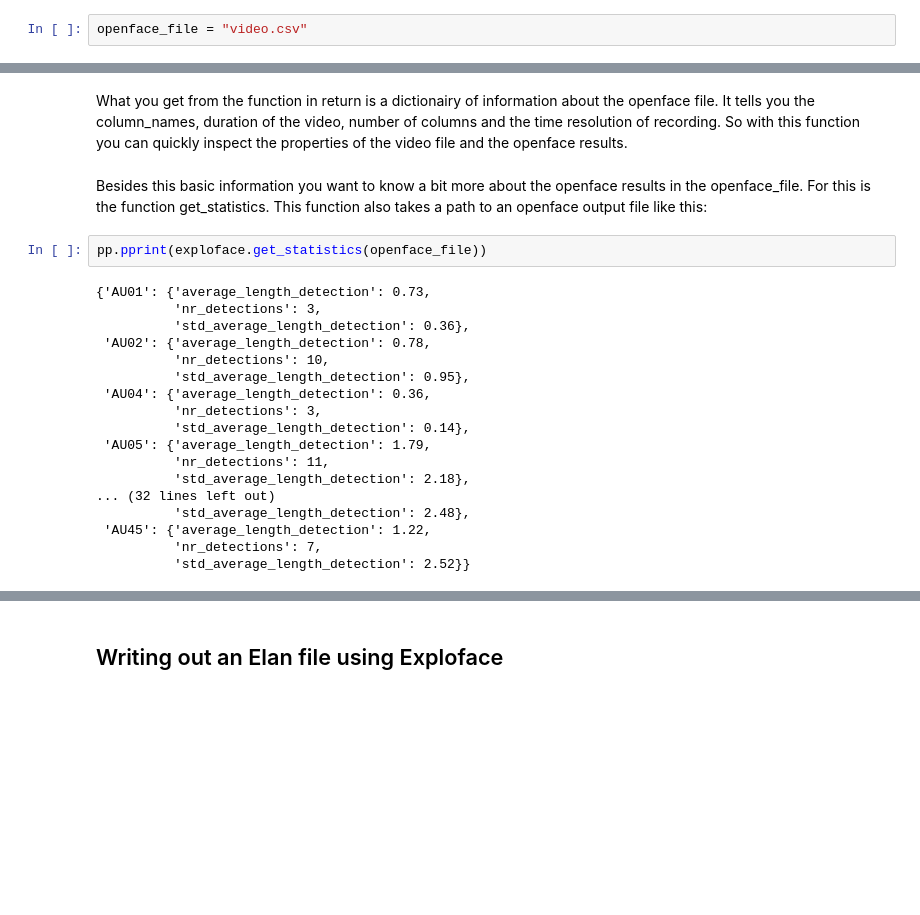
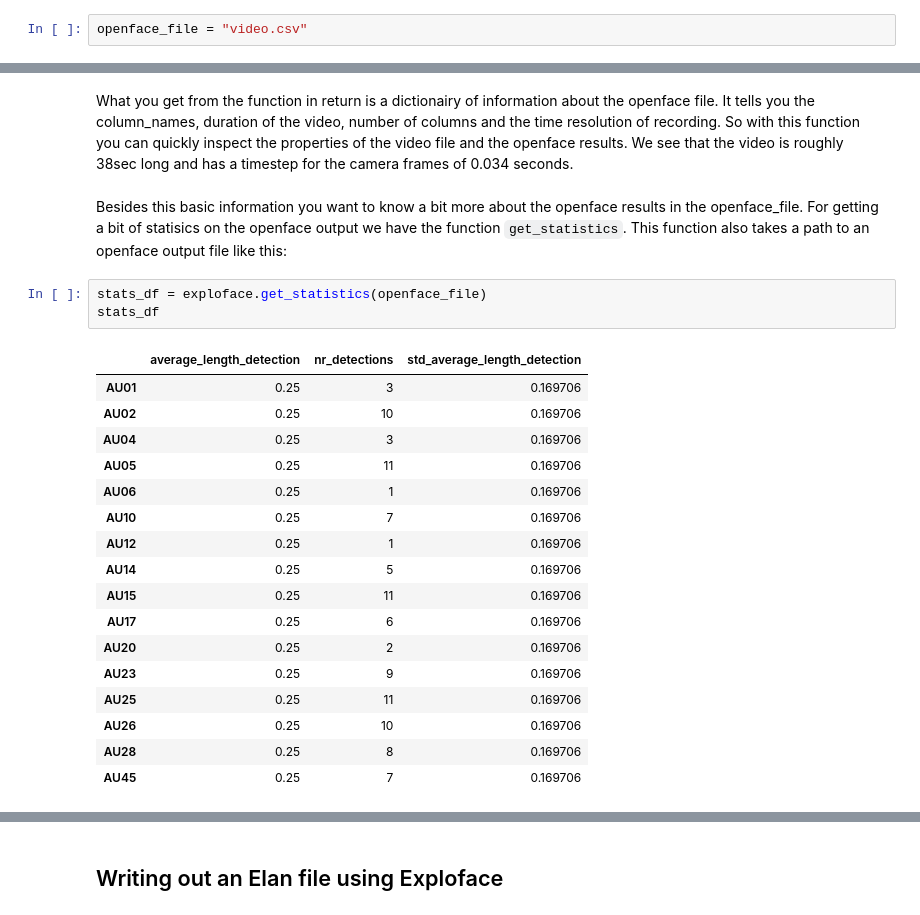
Before and after one commit to emrecdem/exploface, a Jupyter notebook: TUTORIALS/tutorial1.ipynb, the cells around one changed output, grey strips where cells are left out. Drawn from its saved outputs; the diff is of its cells as text; blank space fills up the shorter version.

````diff
--- a/TUTORIALS/tutorial1.ipynb
+++ b/TUTORIALS/tutorial1.ipynb
@@ -85,26 +114,27 @@ exploface.get_info(openface_file)
  'time_resolution': 0.033555800000000004}
 # %% [markdown]
-What you get from the function in return is a dictionairy of information about the openface file. It tells you the column_names, duration of the video, number of columns and the time resolution of recording. So with this function you can quickly inspect the properties of the video file and the openface results.
+What you get from the function in return is a dictionairy of information about the openface file. It tells you the column_names, duration of the video, number of columns and the time resolution of recording. So with this function you can quickly inspect the properties of the video file and the openface results. We see that the video is roughly 38sec long and has a timestep for the camera frames of 0.034 seconds.
 # %% [markdown]
-Besides this basic information you want to know a bit more about the openface results in the openface_file. For this is the function get_statistics. This function also takes a path to an openface output file like this:
+Besides this basic information you want to know a bit more about the openface results in the openface_file. For getting a bit of statisics on the openface output we have the function ```get_statistics```. This function also takes a path to an openface output file like this:
 # %%
-pp.pprint(exploface.get_statistics(openface_file))
+stats_df = exploface.get_statistics(openface_file)
+stats_df
 # %% [output]
-{'AU01': {'average_length_detection': 0.73,
-          'nr_detections': 3,
-          'std_average_length_detection': 0.36},
- 'AU02': {'average_length_detection': 0.78,
-          'nr_detections': 10,
-          'std_average_length_detection': 0.95},
- 'AU04': {'average_length_detection': 0.36,
-          'nr_detections': 3,
-          'std_average_length_detection': 0.14},
- 'AU05': {'average_length_detection': 1.79,
-          'nr_detections': 11,
-          'std_average_length_detection': 2.18},
-... (32 lines left out)
-          'std_average_length_detection': 2.48},
- 'AU45': {'average_length_detection': 1.22,
-          'nr_detections': 7,
-          'std_average_length_detection': 2.52}}
+|  | average_length_detection | nr_detections | std_average_length_detection |
+| AU01 | 0.25 | 3 | 0.169706 |
+| AU02 | 0.25 | 10 | 0.169706 |
+| AU04 | 0.25 | 3 | 0.169706 |
+| AU05 | 0.25 | 11 | 0.169706 |
+| AU06 | 0.25 | 1 | 0.169706 |
+| AU10 | 0.25 | 7 | 0.169706 |
+| AU12 | 0.25 | 1 | 0.169706 |
+| AU14 | 0.25 | 5 | 0.169706 |
+| AU15 | 0.25 | 11 | 0.169706 |
+| AU17 | 0.25 | 6 | 0.169706 |
+| AU20 | 0.25 | 2 | 0.169706 |
+| AU23 | 0.25 | 9 | 0.169706 |
+| AU25 | 0.25 | 11 | 0.169706 |
+| AU26 | 0.25 | 10 | 0.169706 |
+| AU28 | 0.25 | 8 | 0.169706 |
+| AU45 | 0.25 | 7 | 0.169706 |
 # %% [markdown]
````
Also changed, not shown: parts of 46 cells of this notebook, 5 other files.
